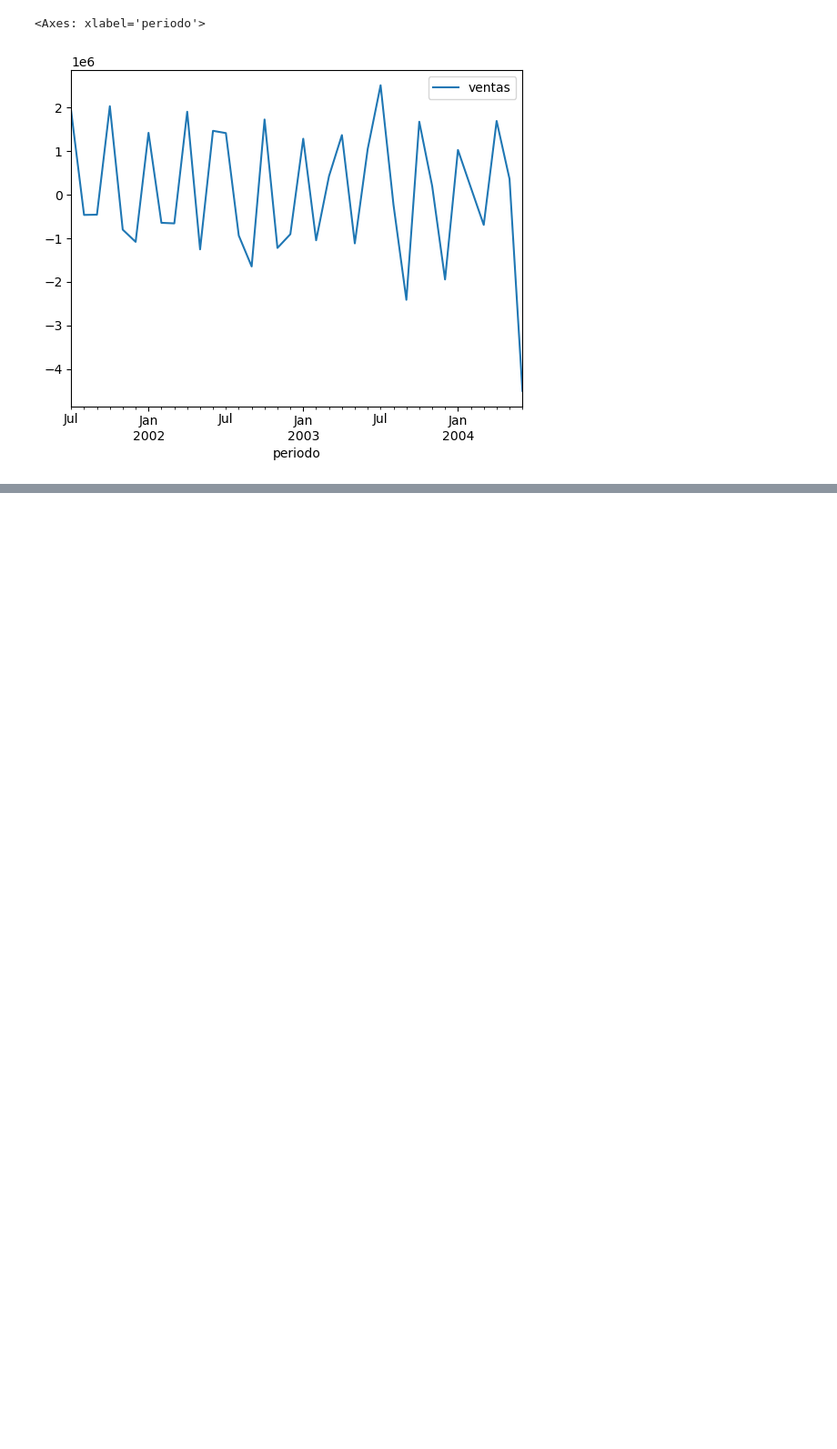
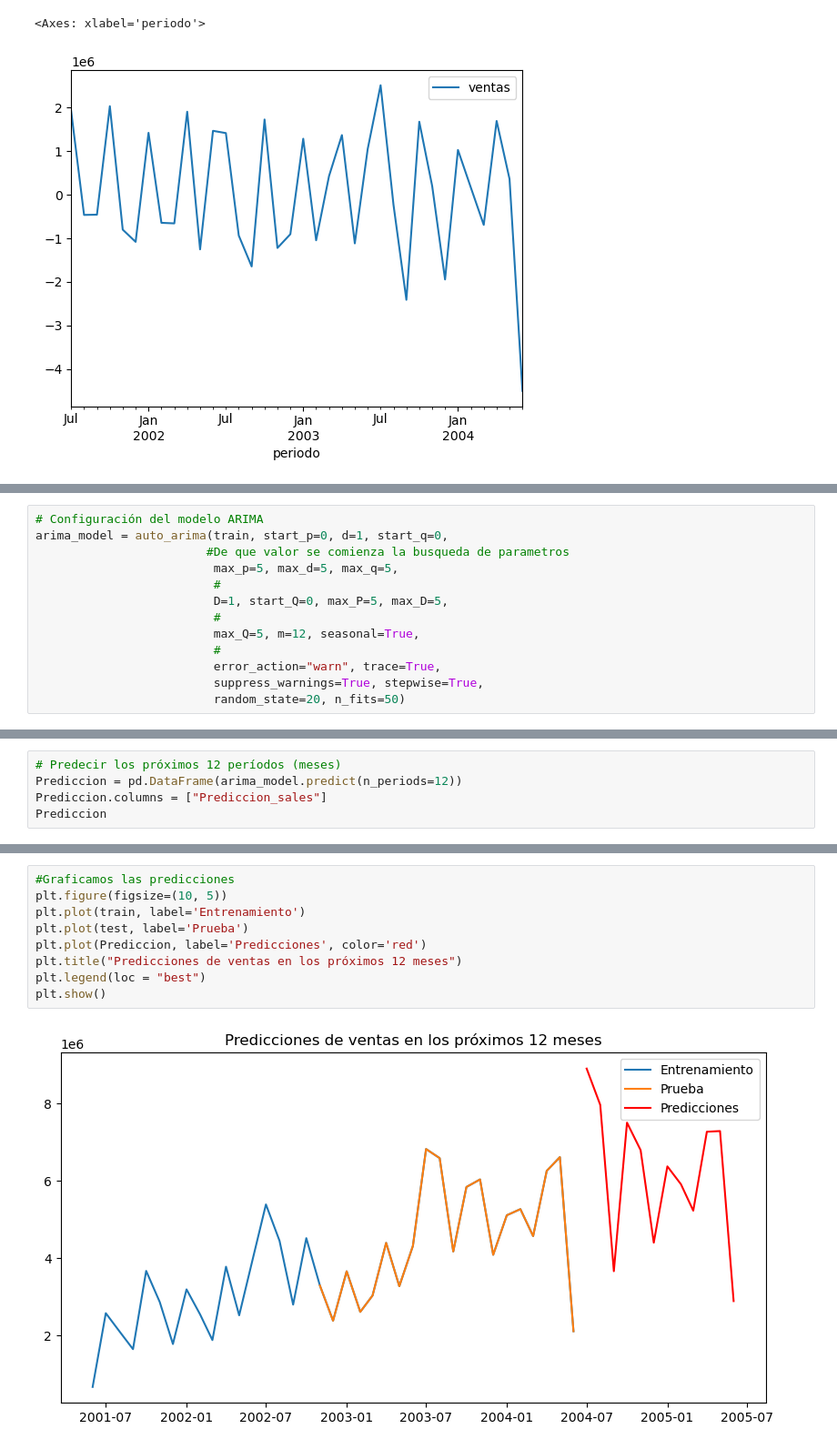
Before and after one commit to Yfabiolaa/Miner-a-de-Datos, a Jupyter notebook: Practica4_MineriaDatos_SeriesTiempo.ipynb, the cells around one changed output, grey strips where cells are left out. Shown: that part at 91% size. Drawn from its saved outputs; the diff is of its cells as text; blank space fills up the shorter version.

```diff
--- a/Practica4_MineriaDatos_SeriesTiempo.ipynb
+++ b/Practica4_MineriaDatos_SeriesTiempo.ipynb
@@ -151,0 +188,13 @@ adf_test.should_diff(datos_ventas_diff) # 5% de significancia
+# %%
+# Configuración del modelo ARIMA
+arima_model = auto_arima(train, start_p=0, d=1, start_q=0,
+                        #De que valor se comienza la busqueda de parametros
+                         max_p=5, max_d=5, max_q=5,
+                         #
+                         D=1, start_Q=0, max_P=5, max_D=5,
+                         #
+                         max_Q=5, m=12, seasonal=True,
+                         #
+                         error_action="warn", trace=True,
+                         suppress_warnings=True, stepwise=True,
+                         random_state=20, n_fits=50)
@@ -151,0 +240,5 @@ adf_test.should_diff(datos_ventas_diff) # 5% de significancia
+# %%
+# Predecir los próximos 12 períodos (meses)
+Prediccion = pd.DataFrame(arima_model.predict(n_periods=12))
+Prediccion.columns = ["Prediccion_sales"]
+Prediccion
@@ -151,0 +259,11 @@ adf_test.should_diff(datos_ventas_diff) # 5% de significancia
+# %%
+#Graficamos las predicciones
+plt.figure(figsize=(10, 5))
+plt.plot(train, label='Entrenamiento')
+plt.plot(test, label='Prueba')
+plt.plot(Prediccion, label='Predicciones', color='red')
+plt.title("Predicciones de ventas en los próximos 12 meses")
+plt.legend(loc = "best")
+plt.show()
+# %% [output]
+[figure, added]
```
Also changed, not shown: parts of 20 cells of this notebook, 1 other file.
